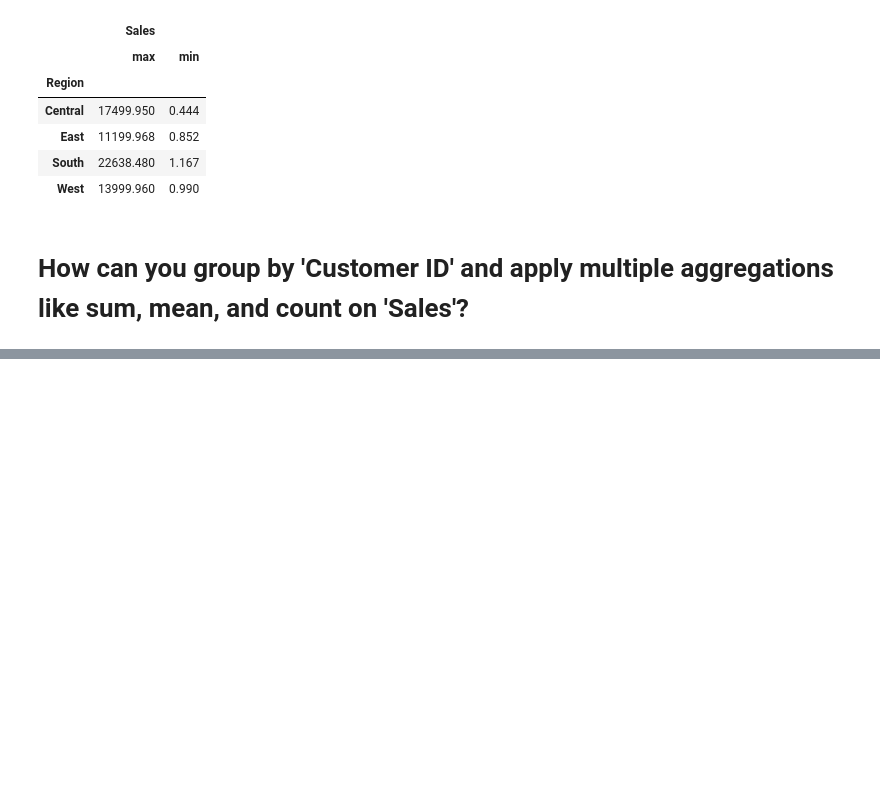
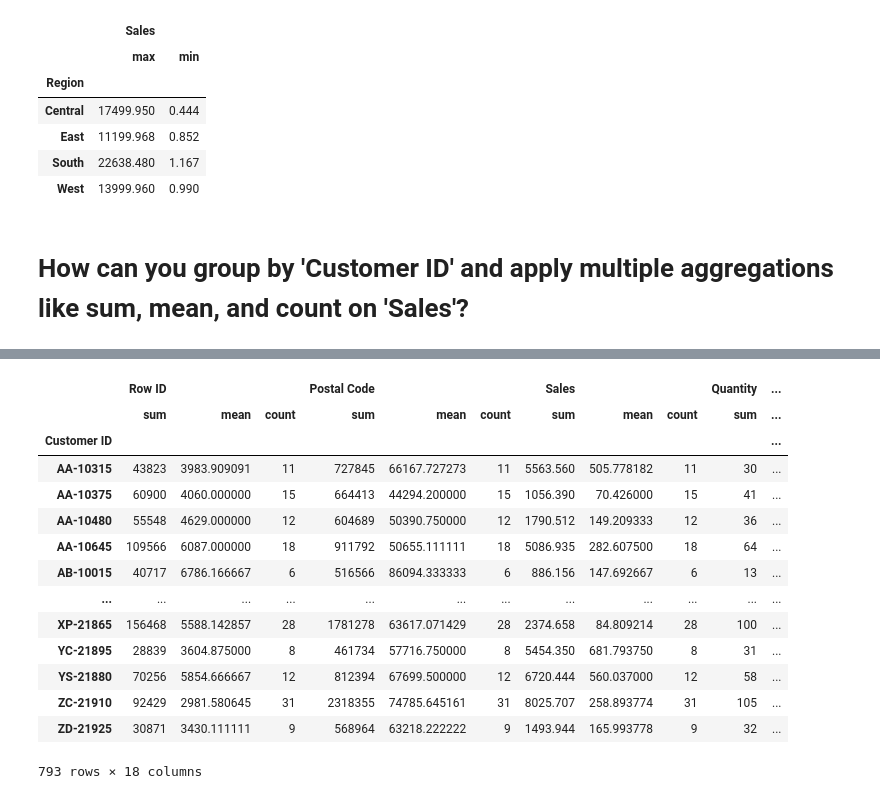
Before and after one commit to TylorOP/Machine-Learning, a Jupyter notebook: Pandas/Day-8-Groupby.ipynb, the cells around one changed output, grey strips where cells are left out. Saved outputs shown, nothing was run; the diff lists cells and outputs as text; code cells hidden in the pictures; blank space fills up the shorter version.

Commit message:
Groupby on sales data

```diff
--- a/Pandas/Day-8-Groupby.ipynb
+++ b/Pandas/Day-8-Groupby.ipynb
@@ -190,0 +206,20 @@ df[df['Customer ID'].duplicated()]
+# %%
+#google ans and i also know but forgot and keep in mind when multiple use []
+
+df.groupby('Customer ID').agg(['sum','mean','count'])
+# %% [output]
+|  | Row ID |  |  | Postal Code |  |  | Sales |  |  | Quantity | ... |
+|  | sum | mean | count | sum | mean | count | sum | mean | count | sum | ... |
+| Customer ID |  |  |  |  |  |  |  |  |  |  | ... |
+| AA-10315 | 43823 | 3983.909091 | 11 | 727845 | 66167.727273 | 11 | 5563.560 | 505.778182 | 11 | 30 | ... |
+| AA-10375 | 60900 | 4060.000000 | 15 | 664413 | 44294.200000 | 15 | 1056.390 | 70.426000 | 15 | 41 | ... |
+| AA-10480 | 55548 | 4629.000000 | 12 | 604689 | 50390.750000 | 12 | 1790.512 | 149.209333 | 12 | 36 | ... |
+| AA-10645 | 109566 | 6087.000000 | 18 | 911792 | 50655.111111 | 18 | 5086.935 | 282.607500 | 18 | 64 | ... |
+| AB-10015 | 40717 | 6786.166667 | 6 | 516566 | 86094.333333 | 6 | 886.156 | 147.692667 | 6 | 13 | ... |
+| ... | ... | ... | ... | ... | ... | ... | ... | ... | ... | ... | ... |
+| XP-21865 | 156468 | 5588.142857 | 28 | 1781278 | 63617.071429 | 28 | 2374.658 | 84.809214 | 28 | 100 | ... |
+| YC-21895 | 28839 | 3604.875000 | 8 | 461734 | 57716.750000 | 8 | 5454.350 | 681.793750 | 8 | 31 | ... |
+| YS-21880 | 70256 | 5854.666667 | 12 | 812394 | 67699.500000 | 12 | 6720.444 | 560.037000 | 12 | 58 | ... |
+| ZC-21910 | 92429 | 2981.580645 | 31 | 2318355 | 74785.645161 | 31 | 8025.707 | 258.893774 | 31 | 105 | ... |
+| ZD-21925 | 30871 | 3430.111111 | 9 | 568964 | 63218.222222 | 9 | 1493.944 | 165.993778 | 9 | 32 | ... |
+793 rows × 18 columns
```
Also changed, not shown: parts of 34 cells of this notebook.
